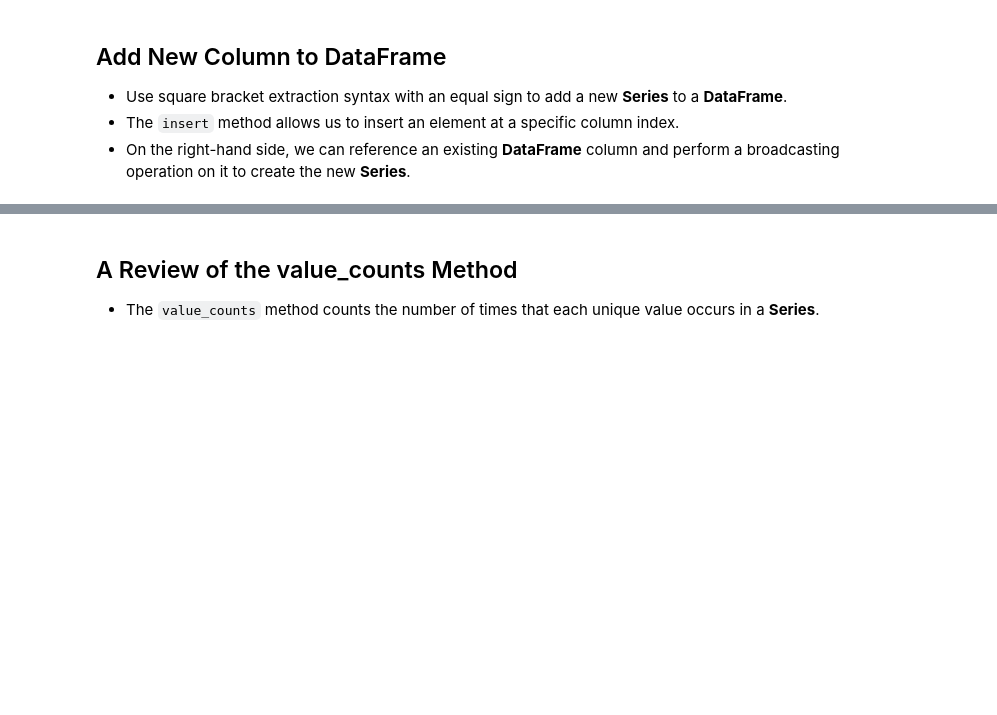
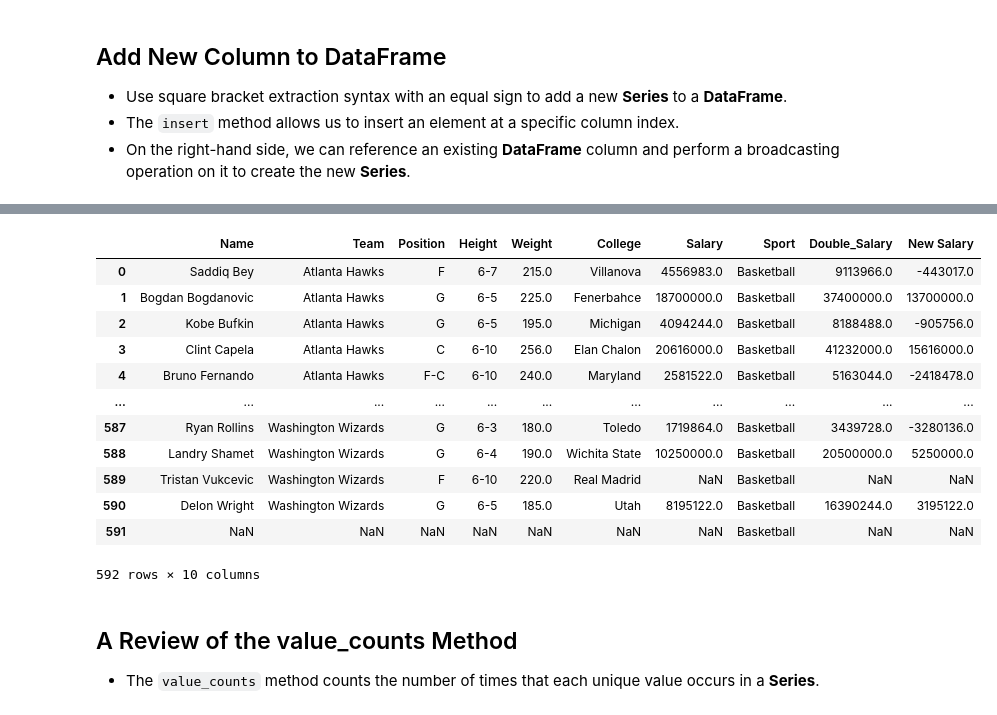
Before and after one commit to scandela777/Pandas_Course, a Jupyter notebook: Udemy - Data Analysis with Pandas and Python/pandas/Incomplete/04 - DataFrames I - Introduction.ipynb, the cells around one changed output, grey strips where cells are left out. Drawn from its saved outputs; the diff is of its cells as text; code cells hidden in the pictures; blank space fills up the shorter version.

```diff
--- a/Udemy - Data Analysis with Pandas and Python/pandas/Incomplete/04 - DataFrames I - Introduction.ipynb
+++ b/Udemy - Data Analysis with Pandas and Python/pandas/Incomplete/04 - DataFrames I - Introduction.ipynb
@@ -102,3 +262,6 @@ Name: Price, Length: 4793, dtype: float64
 - Use square bracket extraction syntax with an equal sign to add a new **Series** to a **DataFrame**.
 - The `insert` method allows us to insert an element at a specific column index.
 - On the right-hand side, we can reference an existing **DataFrame** column and perform a broadcasting operation on it to create the new **Series**.
+# %%
+nba = pd.read_csv('nba.csv')
+nba
@@ -104,0 +282,6 @@ Name: Price, Length: 4793, dtype: float64
+# %%
+#In order to ada a new column, we set the new column's name, and there's some data types that pandas understand
+#e.g, If we only set a single value, Pandas will interpret it as if all rows are gonna have the same value.
+#But also, we can pass a Series or a List of the values, python will interpret this in the same order of the index of the
+#Original Dataframe
+nba['Sport'] = 'Basketball'
@@ -104,0 +304,6 @@ Name: Price, Length: 4793, dtype: float64
+# %%
+#We can also use the insert method, which is similar to the one before, but it's more formal.
+#This method has some parameters, like 'loc', this one refers to the index position in wich the new column will be inserted
+#Columns refers to new column's name
+#value refers to the value that will be setted in this new column, for this example we set a single value 'Basketball'
+nba.insert(loc=7,column='Sport',value='Basketball')
@@ -104,0 +326,2 @@ Name: Price, Length: 4793, dtype: float64
+# %%
+nba['Double_Salary'] = nba['Salary'] * 2
@@ -105,3 +344,20 @@ Name: Price, Length: 4793, dtype: float64
+# %%
+nba['New Salary'] = nba['Salary'] - 5000000
+nba
+# %% [output]
+|  | Name | Team | Position | Height | Weight | College | Salary | Sport | Double_Salary | New Salary |
+| 0 | Saddiq Bey | Atlanta Hawks | F | 6-7 | 215.0 | Villanova | 4556983.0 | Basketball | 9113966.0 | -443017.0 |
+| 1 | Bogdan Bogdanovic | Atlanta Hawks | G | 6-5 | 225.0 | Fenerbahce | 18700000.0 | Basketball | 37400000.0 | 13700000.0 |
+| 2 | Kobe Bufkin | Atlanta Hawks | G | 6-5 | 195.0 | Michigan | 4094244.0 | Basketball | 8188488.0 | -905756.0 |
+| 3 | Clint Capela | Atlanta Hawks | C | 6-10 | 256.0 | Elan Chalon | 20616000.0 | Basketball | 41232000.0 | 15616000.0 |
+| 4 | Bruno Fernando | Atlanta Hawks | F-C | 6-10 | 240.0 | Maryland | 2581522.0 | Basketball | 5163044.0 | -2418478.0 |
+| ... | ... | ... | ... | ... | ... | ... | ... | ... | ... | ... |
+| 587 | Ryan Rollins | Washington Wizards | G | 6-3 | 180.0 | Toledo | 1719864.0 | Basketball | 3439728.0 | -3280136.0 |
+| 588 | Landry Shamet | Washington Wizards | G | 6-4 | 190.0 | Wichita State | 10250000.0 | Basketball | 20500000.0 | 5250000.0 |
+| 589 | Tristan Vukcevic | Washington Wizards | F | 6-10 | 220.0 | Real Madrid | NaN | Basketball | NaN | NaN |
+| 590 | Delon Wright | Washington Wizards | G | 6-5 | 185.0 | Utah | 8195122.0 | Basketball | 16390244.0 | 3195122.0 |
+| 591 | NaN | NaN | NaN | NaN | NaN | NaN | NaN | Basketball | NaN | NaN |
+592 rows × 10 columns
 # %% [markdown]
 ## A Review of the value_counts Method
 - The `value_counts` method counts the number of times that each unique value occurs in a **Series**.
```
Also changed, not shown: parts of 29 cells of this notebook.
